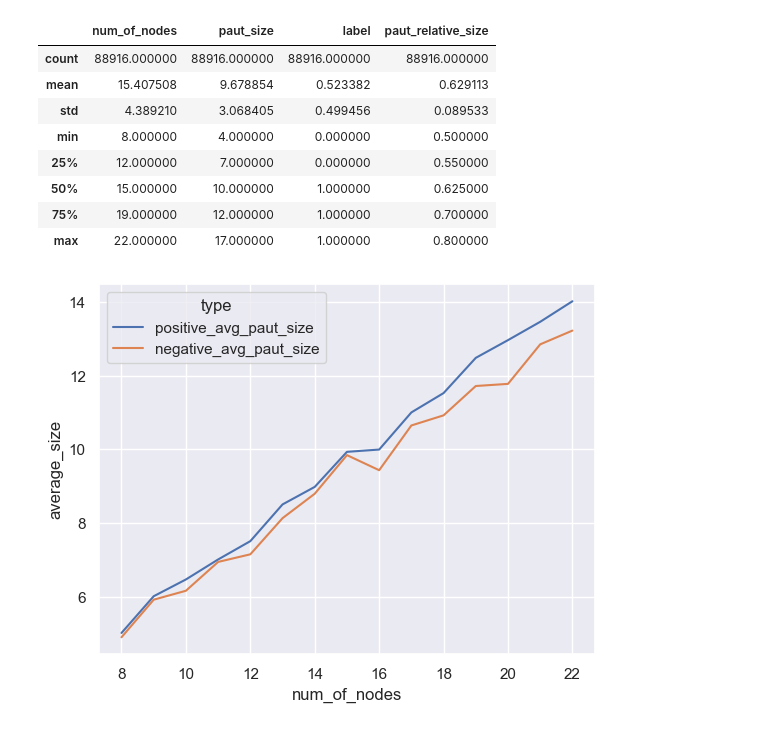
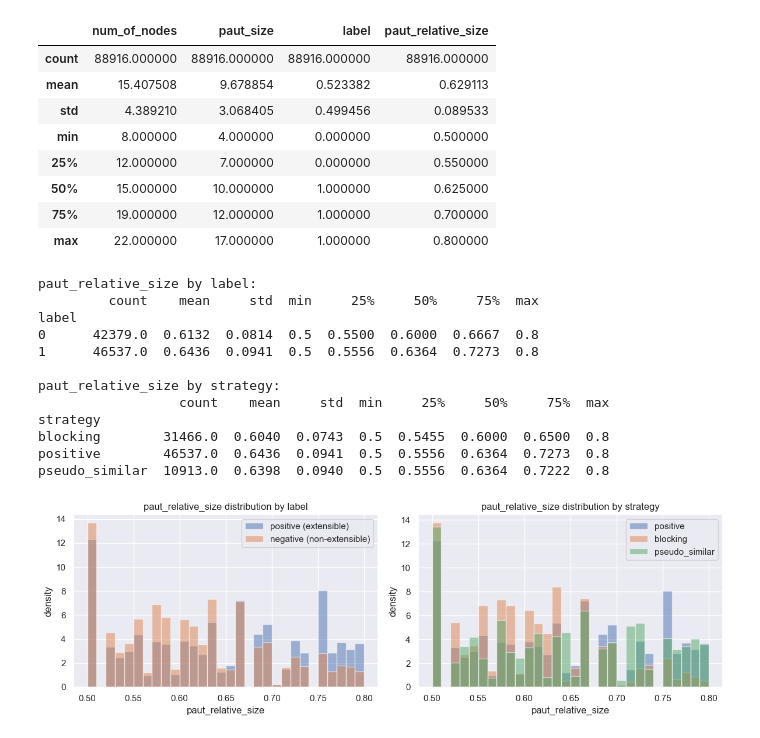
Before and after one commit to rivalxy/gnn-graph-theory, a Jupyter notebook: dataset/dataset_stats.ipynb, the cells around one changed output. Drawn from its saved outputs; the diff is of its cells as text; code cells hidden in the pictures.

```diff
--- a/dataset/dataset_stats.ipynb
+++ b/dataset/dataset_stats.ipynb
@@ -194,33 +194,51 @@ larger_dataset.describe()
 | 50% | 15.000000 | 10.000000 | 1.000000 | 0.625000 |
 | 75% | 19.000000 | 12.000000 | 1.000000 | 0.700000 |
 | max | 22.000000 | 17.000000 | 1.000000 | 0.800000 |
-# %%
-positive_avg_paut_size = (
-    larger_dataset[larger_dataset["label"] == 1]
-    .groupby("num_of_nodes")["paut_size"]
-    .mean()
-    .reset_index(name="positive_avg_paut_size")
-)
-
-negative_avg_paut_size = (
-    larger_dataset[larger_dataset["label"] == 0]
-    .groupby("num_of_nodes")["paut_size"]
-    .mean()
-    .reset_index(name="negative_avg_paut_size")
-)
-
-plot_df = positive_avg_paut_size.merge(
-    negative_avg_paut_size, on="num_of_nodes", how="outer"
-)
-
-plot_df = plot_df.melt(
-    id_vars="num_of_nodes",
-    value_vars=["positive_avg_paut_size", "negative_avg_paut_size"],
-    var_name="type",
-    value_name="average_size",
-)
-
-sns.lineplot(data=plot_df, x="num_of_nodes", y="average_size", hue="type")
-plt.show()
-# %% [output]
-[figure, removed]
+# %%
+
+# Per-class paut_relative_size distribution (domain-size leakage check)
+larger_dataset["paut_relative_size"] = larger_dataset["paut_size"] / larger_dataset["num_of_nodes"]
+
+print("paut_relative_size by label:")
+print(larger_dataset.groupby("label")["paut_relative_size"].describe().round(4))
+print()
+
+fig, axes = plt.subplots(1, 2, figsize=(12, 4))
+
+# KDE by label
+for label, name in [(1, "positive (extensible)"), (0, "negative (non-extensible)")]:
+    subset = larger_dataset[larger_dataset["label"] == label]["paut_relative_size"]
+    axes[0].hist(subset, bins=30, alpha=0.5, density=True, label=name)
+axes[0].set_xlabel("paut_relative_size")
+axes[0].set_ylabel("density")
+axes[0].set_title("paut_relative_size distribution by label")
+axes[0].legend()
+
+# Per-strategy mean relative size
+print("paut_relative_size by strategy:")
+print(larger_dataset.groupby("strategy")["paut_relative_size"].describe().round(4))
+
+for strat in larger_dataset["strategy"].unique():
+    subset = larger_dataset[larger_dataset["strategy"] == strat]["paut_relative_size"]
+    axes[1].hist(subset, bins=30, alpha=0.5, density=True, label=strat)
+axes[1].set_xlabel("paut_relative_size")
+axes[1].set_ylabel("density")
+axes[1].set_title("paut_relative_size distribution by strategy")
+axes[1].legend()
+
+plt.tight_layout()
+plt.show()
+# %% [output]
+paut_relative_size by label:
+         count    mean     std  min     25%     50%     75%  max
+label
+0      42379.0  0.6132  0.0814  0.5  0.5500  0.6000  0.6667  0.8
+1      46537.0  0.6436  0.0941  0.5  0.5556  0.6364  0.7273  0.8
+
+paut_relative_size by strategy:
+                  count    mean     std  min     25%     50%     75%  max
+strategy
+blocking        31466.0  0.6040  0.0743  0.5  0.5455  0.6000  0.6500  0.8
+positive        46537.0  0.6436  0.0941  0.5  0.5556  0.6364  0.7273  0.8
+pseudo_similar  10913.0  0.6398  0.0940  0.5  0.5556  0.6364  0.7222  0.8
+[figure, added]
```
Also changed, not shown: 2 other files.
